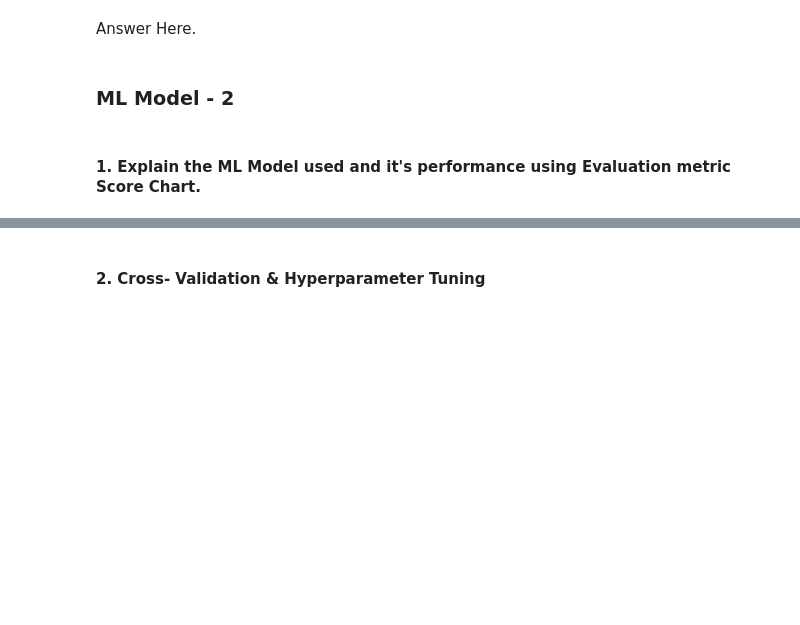
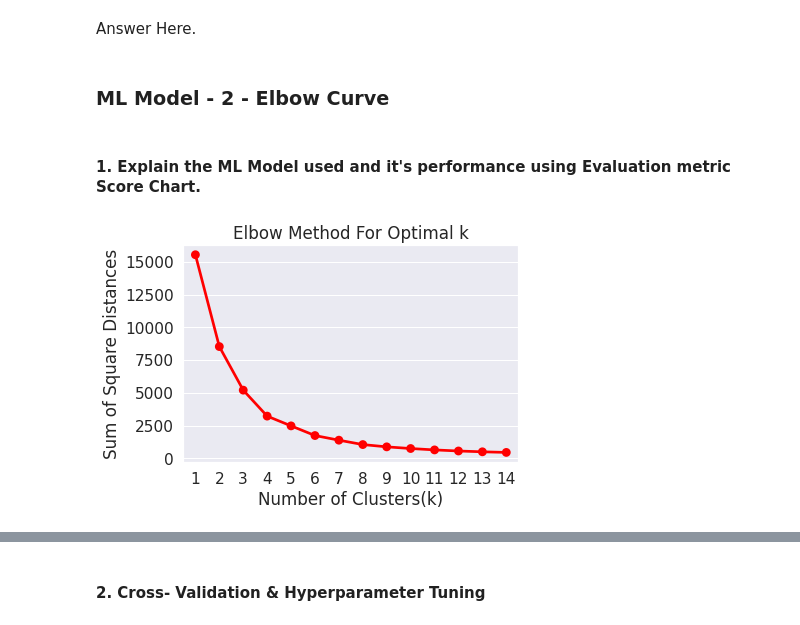
Before and after one commit to jaolekar/Netflix-clustering, a Jupyter notebook: Netflix_movies_and_TV_shows_Clustering_.ipynb, the cells around one changed output, grey strips where cells are left out. Drawn from its saved outputs; the diff is of its cells as text; code cells hidden in the pictures; blank space fills up the shorter version.

```diff
--- a/Netflix_movies_and_TV_shows_Clustering_.ipynb
+++ b/Netflix_movies_and_TV_shows_Clustering_.ipynb
@@ -1354,0 +1358,8 @@ Answer Here.
+# %%
+# ML Model - 1 K means
+k_clusters = 4
+# Fit the Algorithm
+model = KMeans(n_clusters=k_clusters, init='k-means++', n_init=10, max_iter=600, tol=0.000001, random_state=42)
+model.fit(X)
+# Predict on the model
+clusters = model.predict(X)
@@ -1373,6 +1552,6 @@ Answer Here.
 # %% [markdown]
 Answer Here.
 # %% [markdown]
-### ML Model - 2
+### **ML Model - 2 - Elbow Curve**
 # %% [markdown]
 #### 1. Explain the ML Model used and it's performance using Evaluation metric Score Chart.
@@ -1380,0 +1558,17 @@ Answer Here.
+# %%
+# ML Model - 2 Implementation
+sum_of_square_dist = {}
+for k in range(1,15):
+    km = KMeans(n_clusters= k, init= 'k-means++', max_iter= 1000)
+    km = km.fit(X)
+    sum_of_square_dist[k] = km.inertia_
+
+#Plot the graph for the sum of square distance values and Number of Clusters :
+
+sns.pointplot(x = list(sum_of_square_dist.keys()), y = list(sum_of_square_dist.values()),color="red")
+plt.xlabel('Number of Clusters(k)')
+plt.ylabel('Sum of Square Distances')
+plt.title('Elbow Method For Optimal k')
+plt.show()
+# %% [output]
+[figure, added]
```
Also changed, not shown: parts of 23 cells of this notebook.
